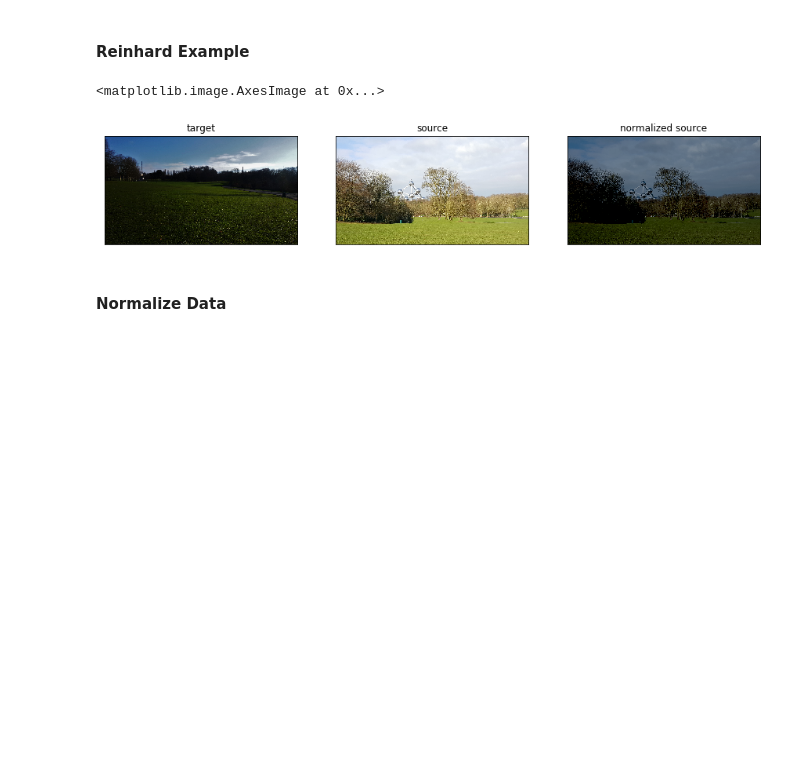
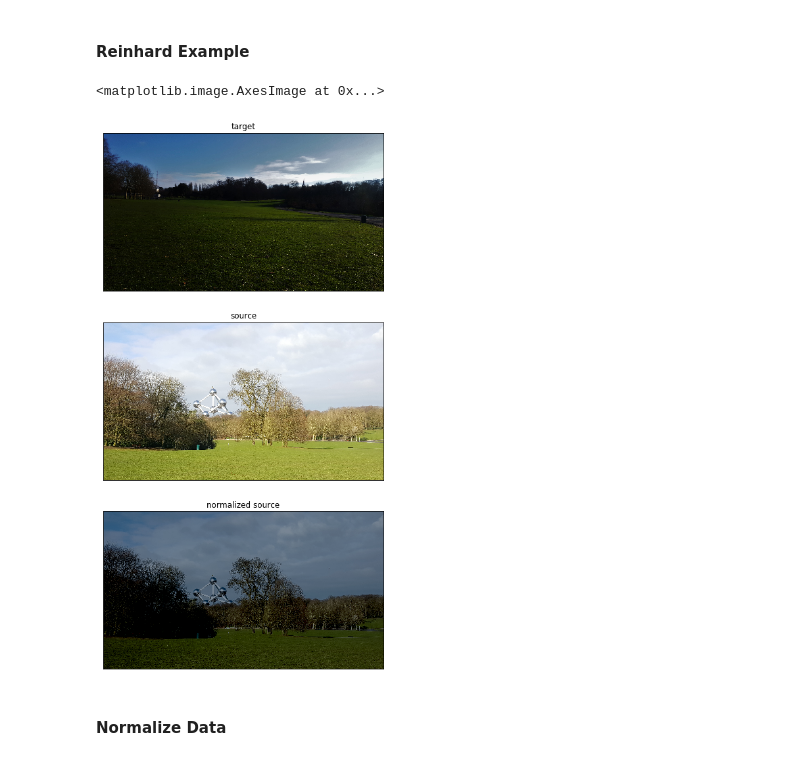
Before and after one commit to alexanderfache6/TCGA-kidney, a Jupyter notebook: TCGA_kidney_module_1.ipynb, the cells around one changed output. Drawn from its saved outputs; the diff is of its cells as text; code cells hidden in the pictures; blank space fills up the shorter version.

```diff
--- a/TCGA_kidney_module_1.ipynb
+++ b/TCGA_kidney_module_1.ipynb
@@ -206,31 +206,31 @@ def single_reinhard(target, source):
 # %%
 target = Image.open('target.jpg')
 source = Image.open('source.jpg')
 
 normalized_source_image = single_reinhard(target, source).astype(np.uint8)
 
 ax = plt.figure(figsize=(15, 15))
-plt.subplot(1, 3, 1)
+plt.subplot(3, 1, 1)
 plt.xticks([])
 plt.yticks([])
 plt.grid(False)
 plt.title('target')
 plt.imshow(target)
-plt.subplot(1, 3, 2)
+plt.subplot(3, 1, 2)
 plt.xticks([])
 plt.yticks([])
 plt.grid(False)
 plt.title('source')
 plt.imshow(source)
-plt.subplot(1, 3, 3)
+plt.subplot(3, 1, 3)
 plt.xticks([])
 plt.yticks([])
 plt.grid(False)
 plt.title('normalized source')
 plt.imshow(normalized_source_image)
 # %% [output]
 <matplotlib.image.AxesImage at 0x...>
-[figure, old version]
+[figure, new version]
 # %% [markdown]
 #### Normalize Data
 # %%
```
Also changed, not shown: 4 other files.
